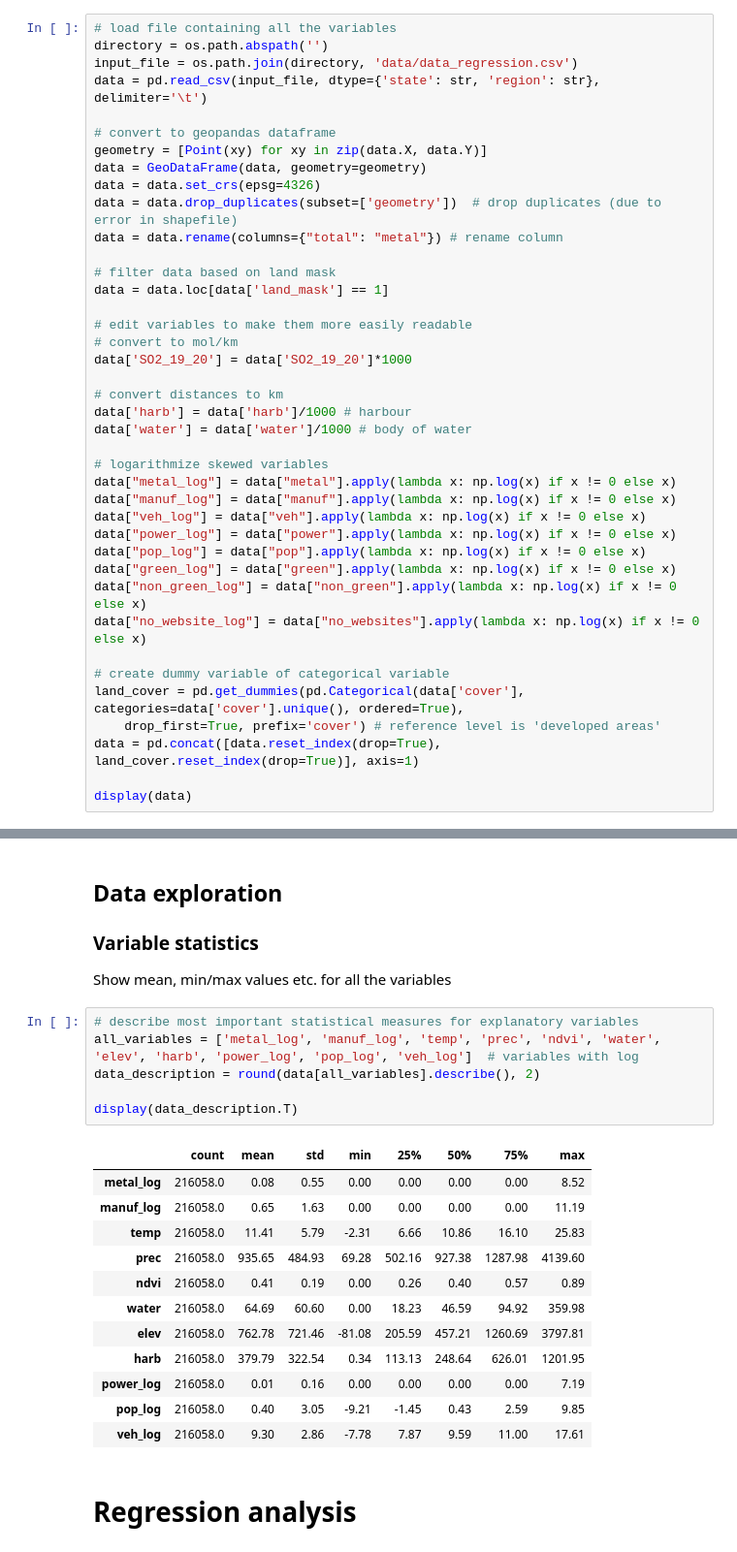
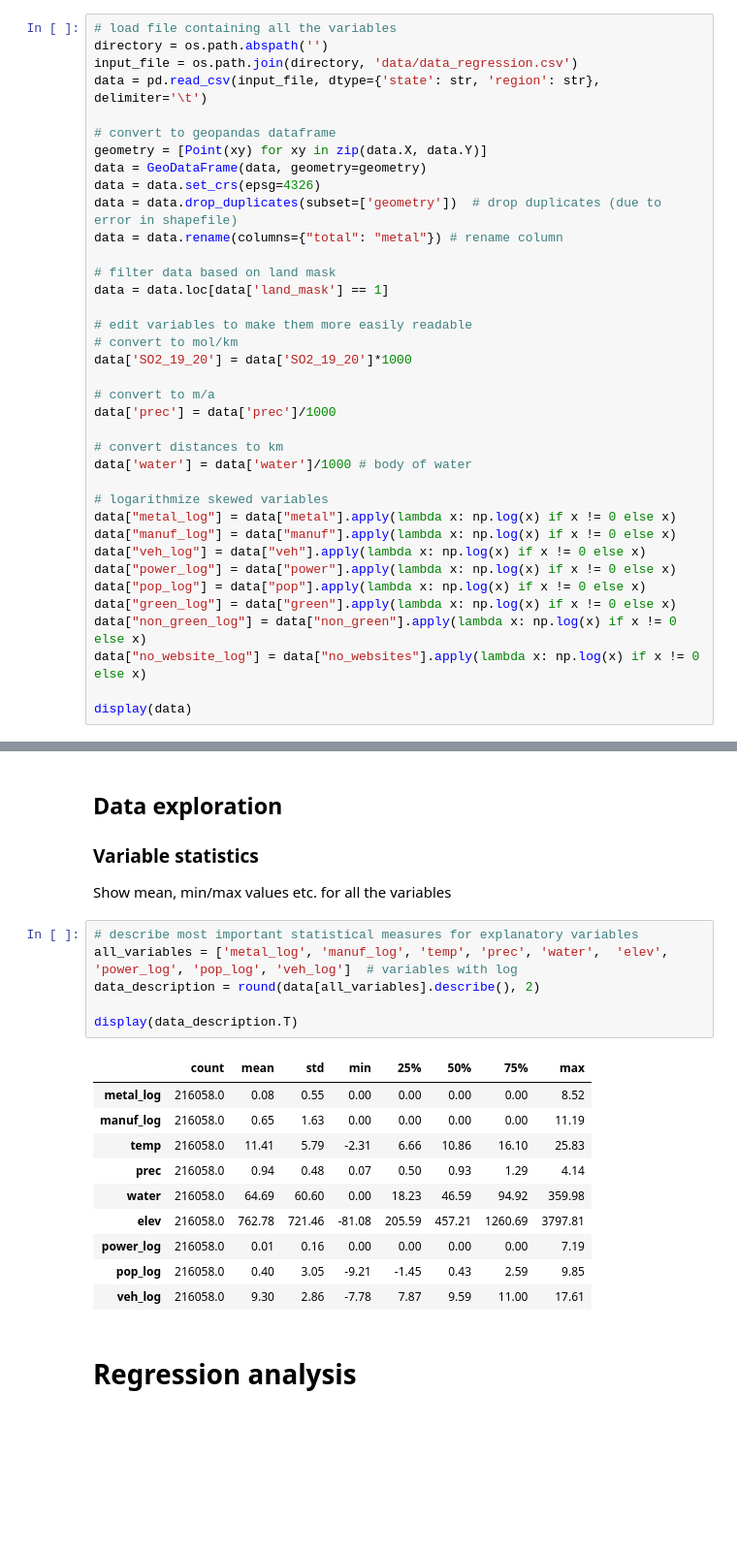
Before and after one commit to cordoba27/US-metal_greenwashing, a Jupyter notebook: Regression analysis.ipynb, the cells around one changed output, grey strips where cells are left out. Shown at 97% size. Cells and saved outputs as stored; diff of their text form; blank space fills up the shorter version.

```diff
--- a/Regression analysis.ipynb
+++ b/Regression analysis.ipynb
@@ -45,8 +45,10 @@ data = data.loc[data['land_mask'] == 1]
 # convert to mol/km
 data['SO2_19_20'] = data['SO2_19_20']*1000
 
+# convert to m/a
+data['prec'] = data['prec']/1000
+
 # convert distances to km
-data['harb'] = data['harb']/1000 # harbour
 data['water'] = data['water']/1000 # body of water
 
 # logarithmize skewed variables
@@ -59,10 +61,5 @@ data["green_log"] = data["green"].apply(lambda x: np.log(x) if x != 0 else x)
 data["non_green_log"] = data["non_green"].apply(lambda x: np.log(x) if x != 0 else x)
 data["no_website_log"] = data["no_websites"].apply(lambda x: np.log(x) if x != 0 else x)
 
-# create dummy variable of categorical variable
-land_cover = pd.get_dummies(pd.Categorical(data['cover'], categories=data['cover'].unique(), ordered=True),
-    drop_first=True, prefix='cover') # reference level is 'developed areas'
-data = pd.concat([data.reset_index(drop=True), land_cover.reset_index(drop=True)], axis=1)
-
 display(data)
 # %% [output]
@@ -85,20 +82,18 @@ display(data)
 Show mean, min/max values etc. for all the variables
 # %%
 # describe most important statistical measures for explanatory variables
-all_variables = ['metal_log', 'manuf_log', 'temp', 'prec', 'ndvi', 'water',  'elev', 'harb', 'power_log', 'pop_log', 'veh_log']  # variables with log
+all_variables = ['metal_log', 'manuf_log', 'temp', 'prec', 'water',  'elev', 'power_log', 'pop_log', 'veh_log']  # variables with log
 data_description = round(data[all_variables].describe(), 2)
 
 display(data_description.T)
 # %% [output]
 |  | count | mean | std | min | 25% | 50% | 75% | max |
 | metal_log | 216058.0 | 0.08 | 0.55 | 0.00 | 0.00 | 0.00 | 0.00 | 8.52 |
 | manuf_log | 216058.0 | 0.65 | 1.63 | 0.00 | 0.00 | 0.00 | 0.00 | 11.19 |
 | temp | 216058.0 | 11.41 | 5.79 | -2.31 | 6.66 | 10.86 | 16.10 | 25.83 |
-| prec | 216058.0 | 935.65 | 484.93 | 69.28 | 502.16 | 927.38 | 1287.98 | 4139.60 |
-| ndvi | 216058.0 | 0.41 | 0.19 | 0.00 | 0.26 | 0.40 | 0.57 | 0.89 |
+| prec | 216058.0 | 0.94 | 0.48 | 0.07 | 0.50 | 0.93 | 1.29 | 4.14 |
 | water | 216058.0 | 64.69 | 60.60 | 0.00 | 18.23 | 46.59 | 94.92 | 359.98 |
 | elev | 216058.0 | 762.78 | 721.46 | -81.08 | 205.59 | 457.21 | 1260.69 | 3797.81 |
-| harb | 216058.0 | 379.79 | 322.54 | 0.34 | 113.13 | 248.64 | 626.01 | 1201.95 |
 | power_log | 216058.0 | 0.01 | 0.16 | 0.00 | 0.00 | 0.00 | 0.00 | 7.19 |
 | pop_log | 216058.0 | 0.40 | 3.05 | -9.21 | -1.45 | 0.43 | 2.59 | 9.85 |
 | veh_log | 216058.0 | 9.30 | 2.86 | -7.78 | 7.87 | 9.59 | 11.00 | 17.61 |
```
Also changed, not shown: parts of 4 cells of this notebook, 1 other file.
